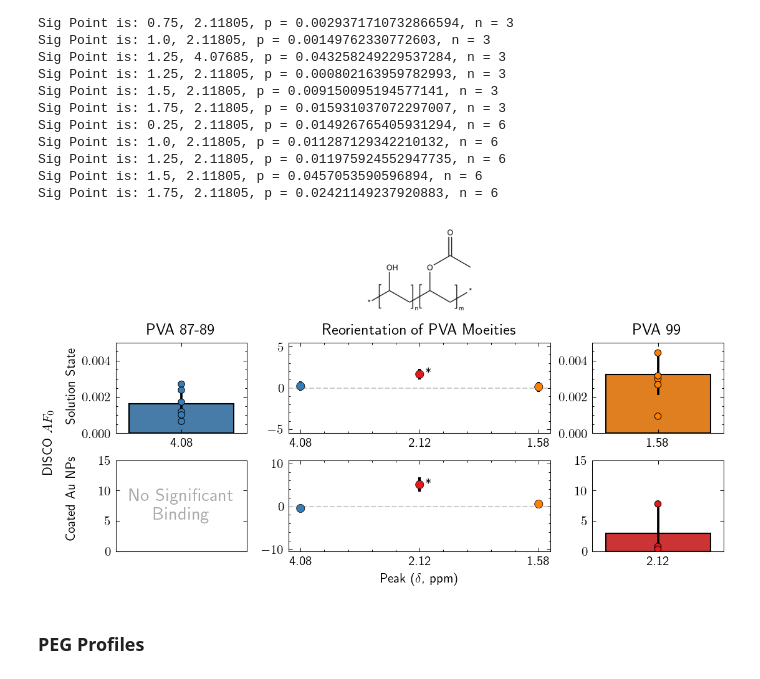
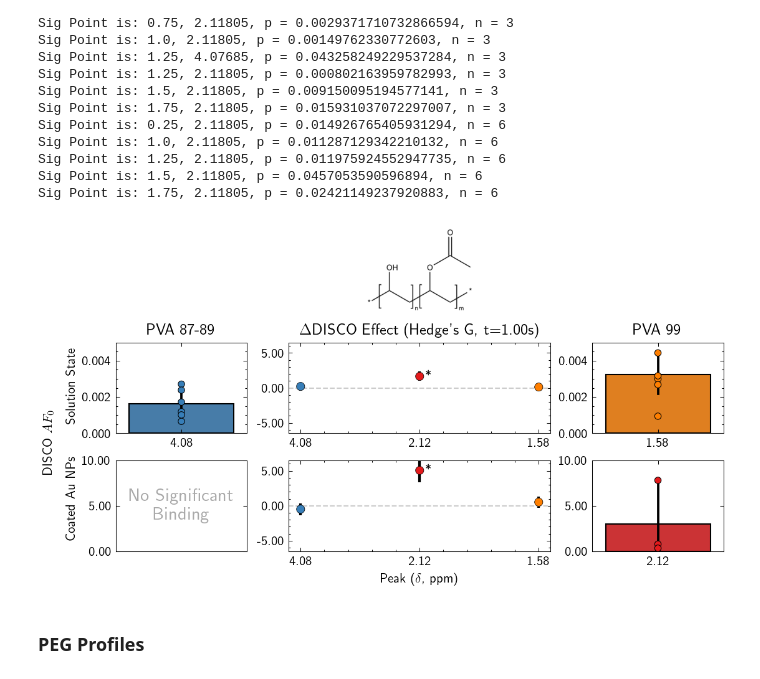
Before and after one commit to Frank-Gu-Lab/disco-np-paper, a Jupyter notebook: notebooks/polymer_profiles.ipynb, the cells around one changed output. Drawn from its saved outputs; the diff is of its cells as text; code cells hidden in the pictures.

```diff
--- a/notebooks/polymer_profiles.ipynb
+++ b/notebooks/polymer_profiles.ipynb
@@ -550,8 +550,8 @@ axd['B'].set_xlabel(" ")
 
 # add solution state change fingerprint
 add_difference_plot_transposed(df=pva_subset_sattime_df, ax=axd['C'], dy=0.1, **{"custom_colors": ppm_colors})
-axd["C"].set_title("Reorientation of PVA Moeities")
-axd["C"].set_ylim(-5.5, 5.5)
+axd["C"].set_title("$\Delta$DISCO Effect (Hedge's G, t=1.00s)")
+axd["C"].set_ylim(-6.5, 6.5)
 
 # add high binding fingerprint
 kwargs = {"custom_palette": ['#ff7f00']}
@@ -569,37 +569,43 @@ def annotate_axes(ax, text, fontsize=18):
 # add low binding fingerprint
 kwargs = {"custom_palette": ["#377eb8"]}
 annotate_axes(axd['E'], "No Significant\nBinding", fontsize = 14)
-axd['E'].set_ylim(0.0, 10.5)
+axd['E'].set_ylim(0.0, 10)
 axd['E'].set_yticks(axd['E'].get_yticks(), minor=True)
 axd['E'].set_xlabel("Peak ($\delta$, ppm)")
 axd['E'].xaxis.set_visible(False)
 
 # add NP change fingerprint
 add_difference_plot_transposed(df=pva_np_subset_sattime_df, ax=axd['F'], dy=0.1, **{"custom_colors": ppm_colors})
 axd["F"].set_xlabel("Peak ($\delta$, ppm)")
-axd["F"].set_ylim(-10.5, 10.75)
+axd["F"].set_ylim(-6.5, 6.5)
 
 # add High Fingerprint
 kwargs = {"custom_palette": ['#e41a1c']}
 add_fingerprint_toax(high_PVA_AFo_NP, axd['G'], **kwargs)
-axd['G'].set_ylim(0.0, 10.75)
+axd['G'].set_ylim(0.0, 10)
 axd['G'].set_yticks(axd['G'].get_yticks(), minor = True)
 axd['G'].set_ylabel(" ")
 axd['G'].set_xlabel(" ")
 
 
 fig.text(-0.05, 0.40, 'DISCO $AF_0$', va='center', rotation=90)
 fig.text(-0.015, 0.55, 'Solution State', va='center', rotation=90, fontsize = 10)
 fig.text(-0.015, 0.25, 'Coated Au NPs', va='center', rotation=90, fontsize = 10)
 
+for axes in axd:
+    if axes == 'B' or axes =='D':
+        axd[axes].yaxis.set_major_formatter(mt.FormatStrFormatter('%.3f'))
+    else:
+        axd[axes].yaxis.set_major_formatter(mt.FormatStrFormatter('%.2f'))
+
 output_filename = f"{output_directory}/PVA_change_fig.png"
 output_filename2 = f"{output_directory}/PVA_change_fig.svg"
 fig.patch.set_facecolor('white')
 plt.tight_layout(pad=0.5)
 fig.savefig(output_filename, dpi=500, transparent=False)
 fig.savefig(output_filename2, dpi=500, transparent=False)
 # %% [output]
-[figure, old version]
+[figure, new version]
 # %% [markdown]
 ### PEG Profiles
 # %%
```
Also changed, not shown: 13 other files.
